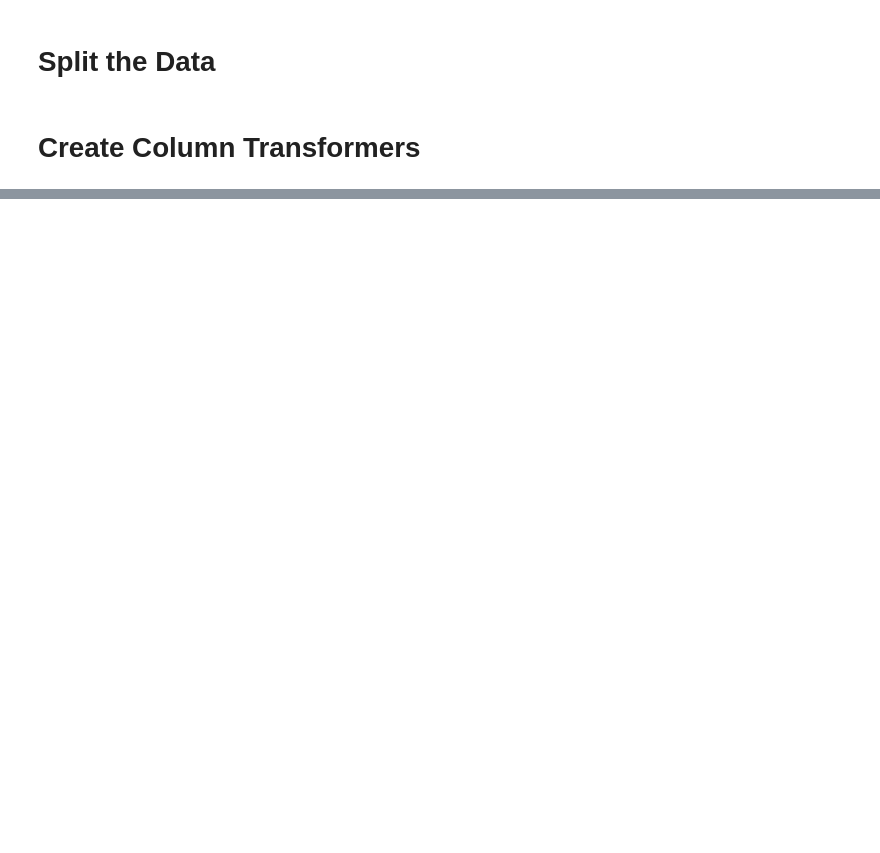
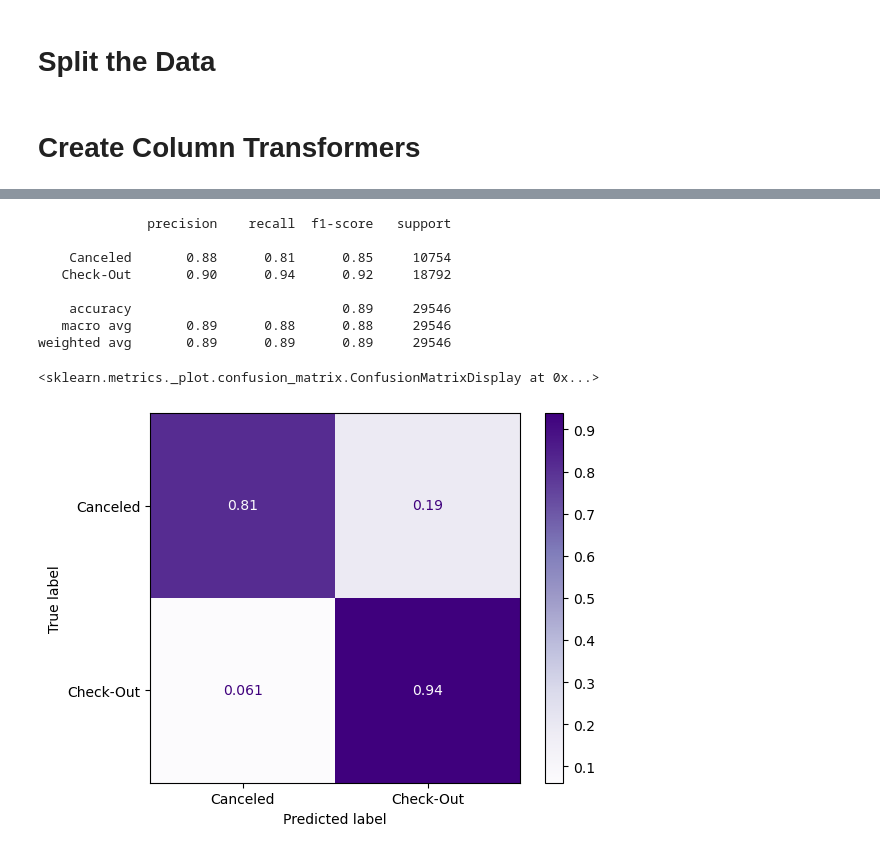
Before and after one commit to BenJMcCarty/Hotel_Cancel_Culture_v2, a Jupyter notebook: Data_Cleaning.ipynb, the cells around one changed output, grey strips where cells are left out. Drawn from its saved outputs; the diff is of its cells as text; code cells hidden in the pictures; blank space fills up the shorter version.

```diff
--- a/Data_Cleaning.ipynb
+++ b/Data_Cleaning.ipynb
@@ -454,0 +669,19 @@ preprocessor
+# %%
+# Balanced
+clf = RandomForestClassifier(class_weight='balanced')
+
+clf.fit(X_train_tf, y_train)
+y_hat_test = clf.predict(X_test_tf)
+print(classification_report(y_test,y_hat_test))
+ConfusionMatrixDisplay.from_predictions(y_test, y_hat_test, normalize='true', cmap='Purples')
+# %% [output]
+              precision    recall  f1-score   support
+
+    Canceled       0.88      0.81      0.85     10754
+   Check-Out       0.90      0.94      0.92     18792
+
+    accuracy                           0.89     29546
+   macro avg       0.89      0.88      0.88     29546
+weighted avg       0.89      0.89      0.89     29546
+<sklearn.metrics._plot.confusion_matrix.ConfusionMatrixDisplay at 0x...>
+[figure, added]
```
Also changed, not shown: parts of 36 cells of this notebook.
